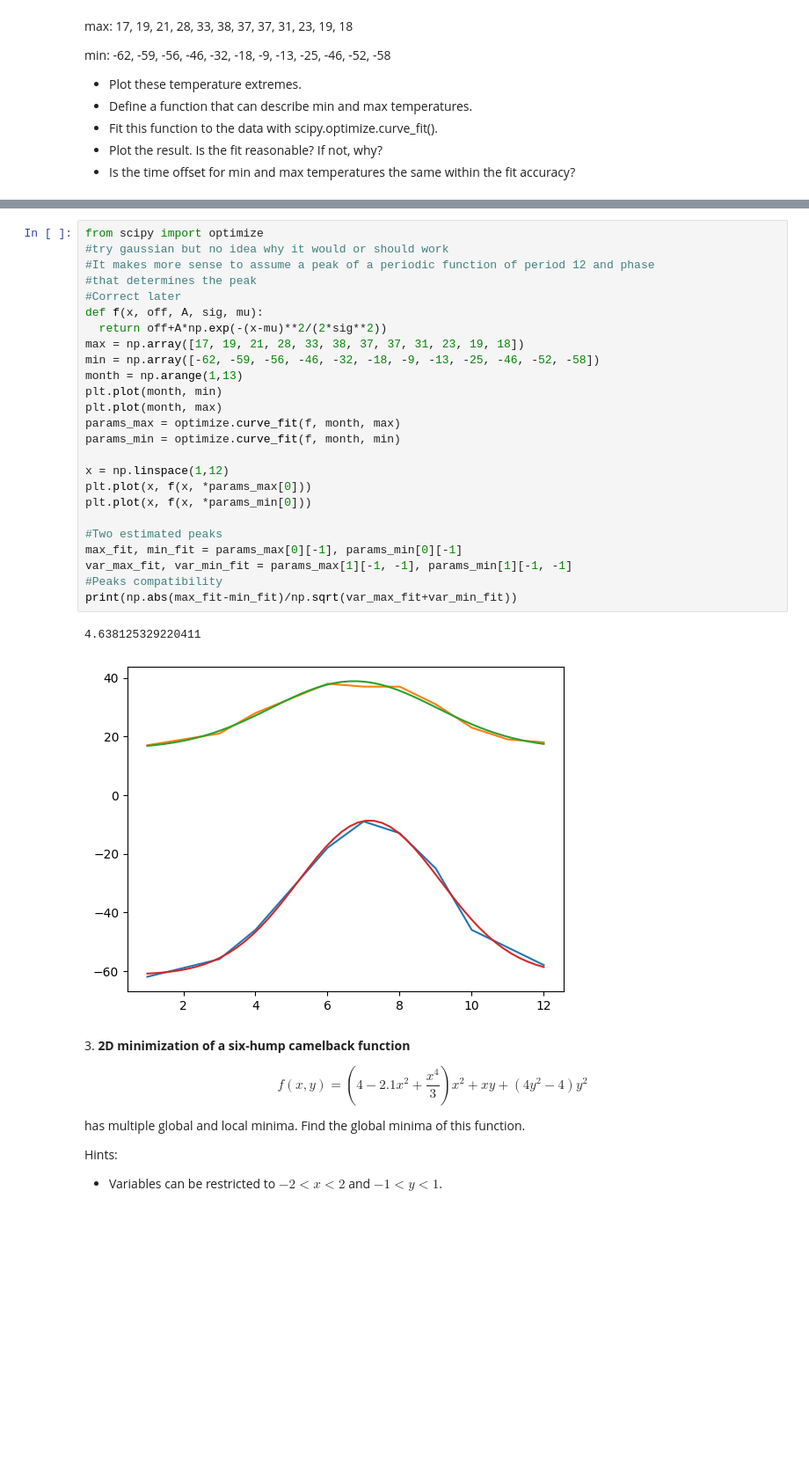
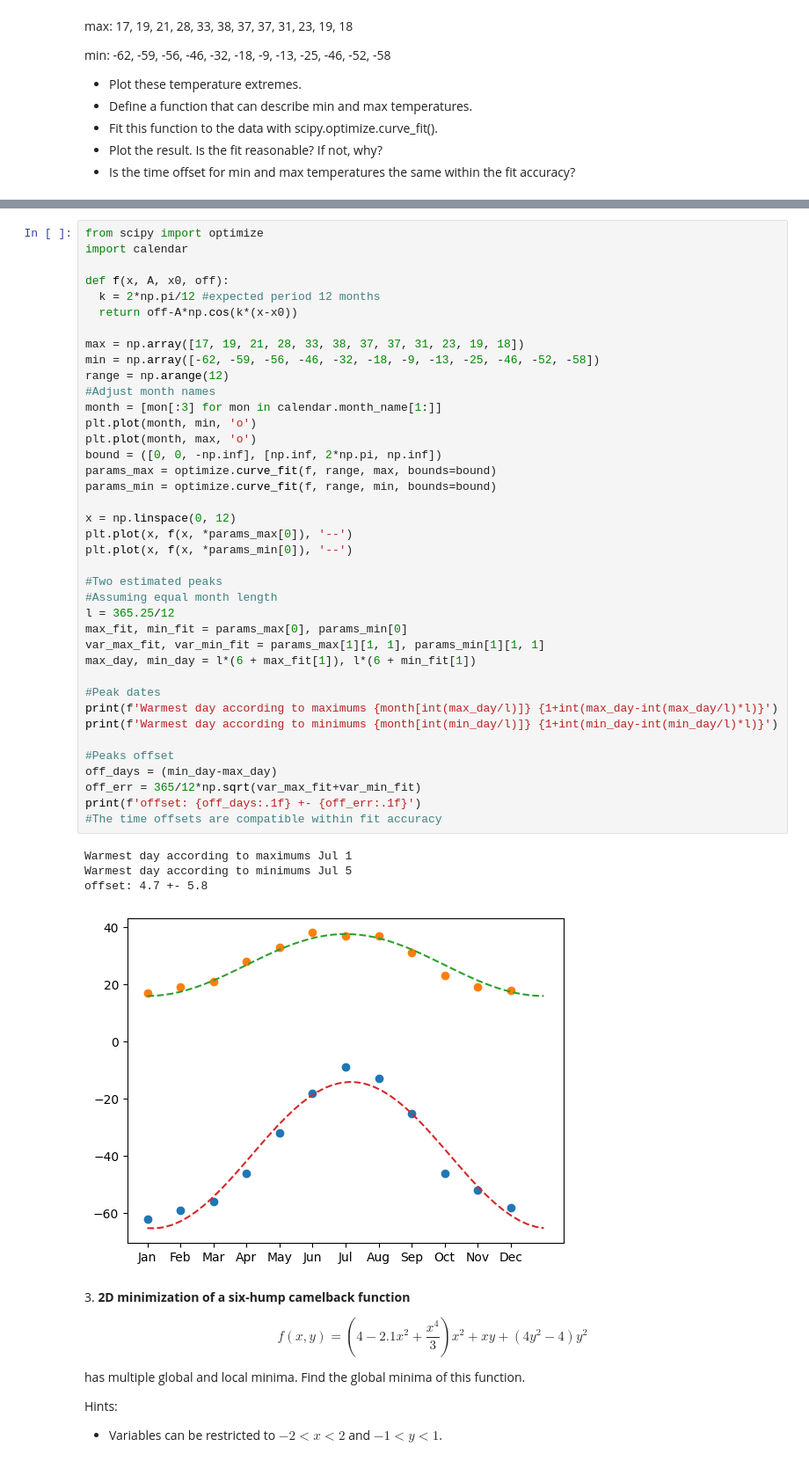
Before and after one commit to GiancarloSaran/LaboratoryOfComputationalPhysics_Y6, a Jupyter notebook: 09ex_Algorithms.ipynb, the cells around one changed output, grey strips where cells are left out. Shown at 88% size. Drawn from its saved outputs; the diff is of its cells as text; blank space fills up the shorter version.

```diff
--- a/09ex_Algorithms.ipynb
+++ b/09ex_Algorithms.ipynb
@@ -78,31 +83,47 @@ min: -62, -59, -56, -46, -32, -18, -9, -13, -25, -46, -52, -58
 # %%
 from scipy import optimize
-#try gaussian but no idea why it would or should work
-#It makes more sense to assume a peak of a periodic function of period 12 and phase
-#that determines the peak
-#Correct later
-def f(x, off, A, sig, mu):
-  return off+A*np.exp(-(x-mu)**2/(2*sig**2))
+import calendar
+
+def f(x, A, x0, off):
+  k = 2*np.pi/12 #expected period 12 months
+  return off-A*np.cos(k*(x-x0))
+
 max = np.array([17, 19, 21, 28, 33, 38, 37, 37, 31, 23, 19, 18])
 min = np.array([-62, -59, -56, -46, -32, -18, -9, -13, -25, -46, -52, -58])
-month = np.arange(1,13)
-plt.plot(month, min)
-plt.plot(month, max)
-params_max = optimize.curve_fit(f, month, max)
-params_min = optimize.curve_fit(f, month, min)
+range = np.arange(12)
+#Adjust month names
+month = [mon[:3] for mon in calendar.month_name[1:]]
+plt.plot(month, min, 'o')
+plt.plot(month, max, 'o')
+bound = ([0, 0, -np.inf], [np.inf, 2*np.pi, np.inf])
+params_max = optimize.curve_fit(f, range, max, bounds=bound)
+params_min = optimize.curve_fit(f, range, min, bounds=bound)
 
-x = np.linspace(1,12)
-plt.plot(x, f(x, *params_max[0]))
-plt.plot(x, f(x, *params_min[0]))
+x = np.linspace(0, 12)
+plt.plot(x, f(x, *params_max[0]), '--')
+plt.plot(x, f(x, *params_min[0]), '--')
 
 #Two estimated peaks
-max_fit, min_fit = params_max[0][-1], params_min[0][-1]
-var_max_fit, var_min_fit = params_max[1][-1, -1], params_min[1][-1, -1]
-#Peaks compatibility
-print(np.abs(max_fit-min_fit)/np.sqrt(var_max_fit+var_min_fit))
+#Assuming equal month length
+l = 365.25/12
+max_fit, min_fit = params_max[0], params_min[0]
+var_max_fit, var_min_fit = params_max[1][1, 1], params_min[1][1, 1]
+max_day, min_day = l*(6 + max_fit[1]), l*(6 + min_fit[1])
+
+#Peak dates
+print(f'Warmest day according to maximums {month[int(max_day/l)]} {1+int(max_day-int(max_day/l)*l)}')
+print(f'Warmest day according to minimums {month[int(min_day/l)]} {1+int(min_day-int(min_day/l)*l)}')
+
+#Peaks offset
+off_days = (min_day-max_day)
+off_err = 365/12*np.sqrt(var_max_fit+var_min_fit)
+print(f'offset: {off_days:.1f} +- {off_err:.1f}')
+#The time offsets are compatible within fit accuracy
 # %% [output]
-4.638125329220411
+Warmest day according to maximums Jul 1
+Warmest day according to minimums Jul 5
+offset: 4.7 +- 5.8
-[figure, old version]
+[figure, new version]
 # %% [markdown]
 3\. **2D minimization of a six-hump camelback function**
 
```
Also changed, not shown: parts of 1 cell of this notebook.
